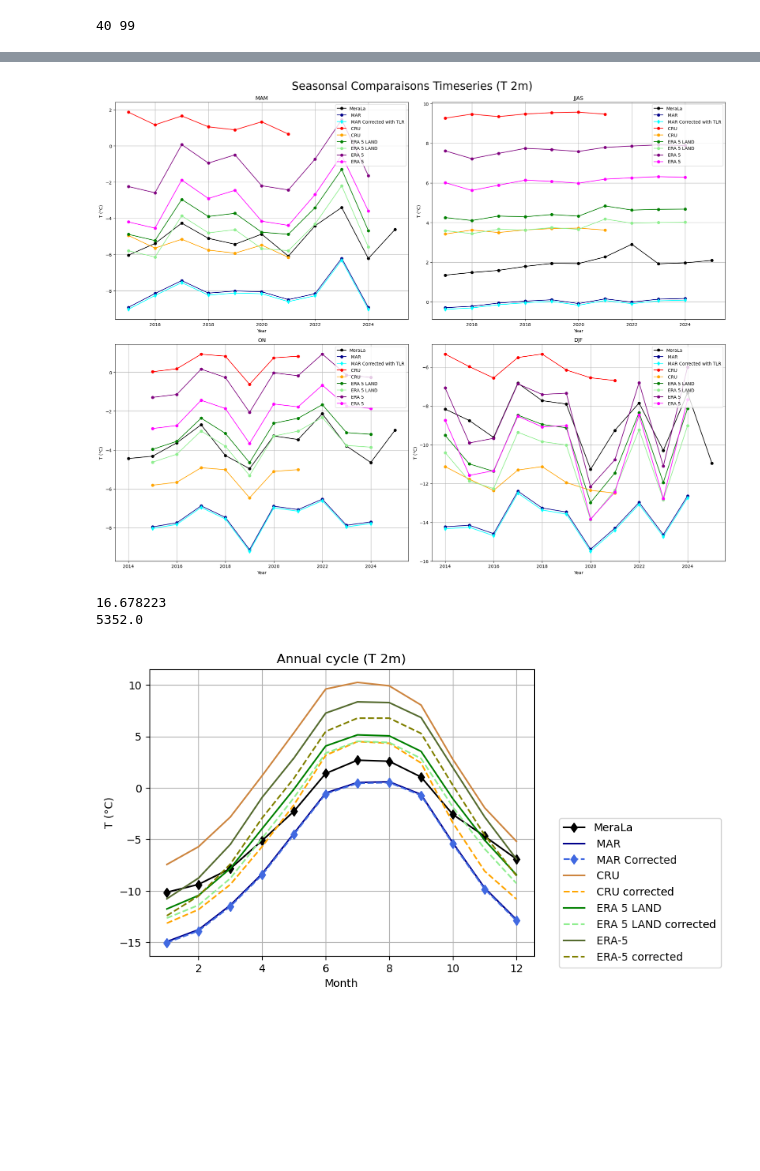
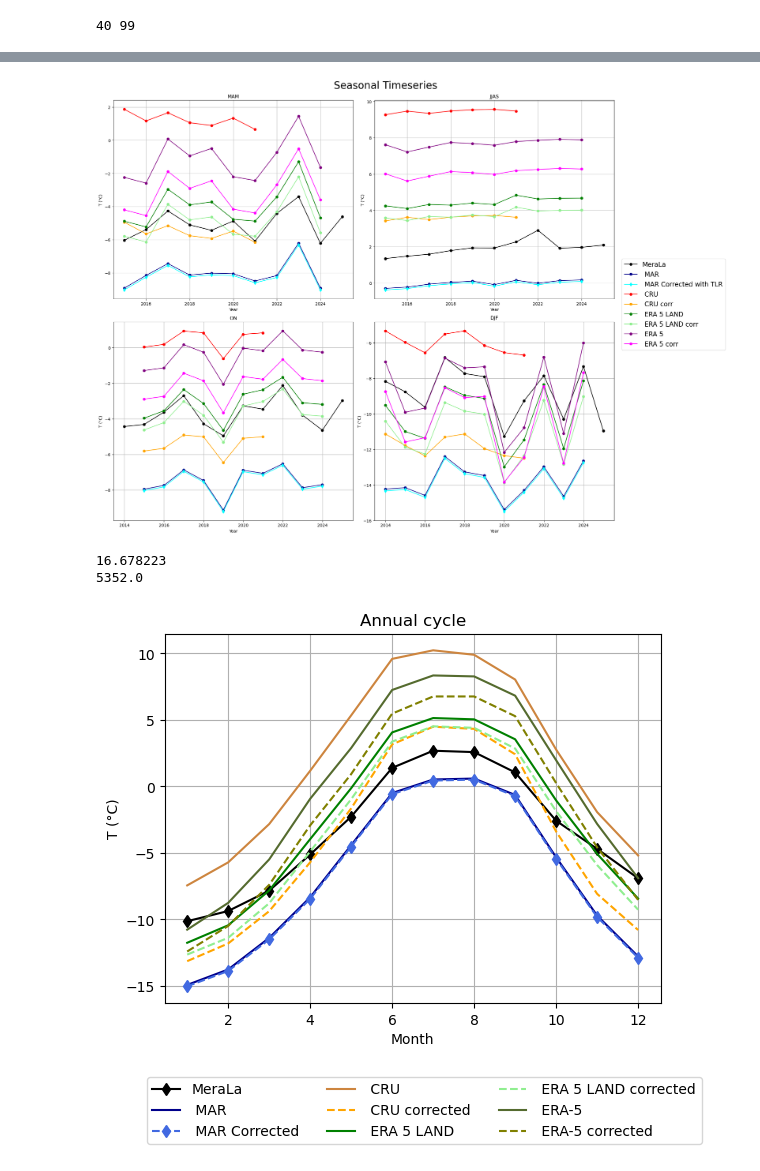
Before and after one commit to Andeol-ramb/MAR_HMA_GLACIOCLIM_Comparisons, a Jupyter notebook: One_Final_Script_To_Rule_Them_All/Final_MeraLa.ipynb, the cells around one changed output, grey strips where cells are left out. Saved outputs shown, nothing was run; the diff lists cells and outputs as text; code cells hidden in the pictures; blank space fills up the shorter version.

```diff
--- a/One_Final_Script_To_Rule_Them_All/Final_MeraLa.ipynb
+++ b/One_Final_Script_To_Rule_Them_All/Final_MeraLa.ipynb
@@ -893,40 +860,43 @@ for thing, x in enumerate(seasons):
     #Cru
     cru= seasonnal_T_CRU[x]
     cru_correction=seasonnal_T_CRU_corrected[x]
     #ERA-5-LAND
     era5land=seasonnal_T_ERA_5_LAND[x]
     era5land_correction=seasonnal_T_ERA5_land_corrected[x]
     #ERA_5
     era5=seasonnal_T_ERA_5[x]
     era5_correction=seasonnal_T_ERA5_corrected[x]
 
     # Tracés
     ax.plot(sta.time, sta.values, linestyle='-', marker='o', label=station,color='black')
     ax.plot(mar.time, mar.values, linestyle='-', marker='o', label=' MAR',color='darkblue')
     ax.plot(mar_correction.time, mar_correction.values, linestyle='-', marker='d', label=' MAR Corrected with TLR',color='cyan')
 
     ax.plot(cru.time, cru.values, linestyle='-', marker='o', label=' CRU',color='red')
-    ax.plot(cru_correction.time, cru_correction.values, linestyle='-', marker='o', label=' CRU',color='orange')
+    ax.plot(cru_correction.time, cru_correction.values, linestyle='-', marker='o', label=' CRU corr',color='orange')
 
     ax.plot(era5land.time, era5land.values, linestyle='-', marker='o', label=' ERA 5 LAND',color='green')
-    ax.plot(era5land_correction.time, era5land_correction.values, linestyle='-', marker='o', label=' ERA 5 LAND',color='lightgreen')
+    ax.plot(era5land_correction.time, era5land_correction.values, linestyle='-', marker='o', label=' ERA 5 LAND corr',color='lightgreen')
 
     ax.plot(era5.time, era5.values, linestyle='-', marker='o', label=' ERA 5',color='purple')
-    ax.plot(era5_correction.time, era5_correction.values, linestyle='-', marker='o', label=' ERA 5',color='fuchsia')
+    ax.plot(era5_correction.time, era5_correction.values, linestyle='-', marker='o', label=' ERA 5 corr',color='fuchsia')
 
     # Mise en forme
     ax.set_title(titles[x])
     ax.set_xlabel('Year')
     ax.set_ylabel('T (°C)')
     ax.grid(True)
-    ax.legend()
+    #ax.legend()
 
+handles, labels = axes[0].get_legend_handles_labels()
+fig.legend(unique.values(), unique.keys(),loc='center left',bbox_to_anchor=(0.9, 0.5), fontsize=16)
+plt.tight_layout(rect=[0, 0, 0.9, 0.96])  # Laisser de l'espace à droite pour la légende
+fig.suptitle('Seasonal Timeseries', fontsize=25)
+# plt.savefig("/home/rambaand/figs/" + station + "TimeSeries.png", dpi=300, bbox_inches='tight')
 
-plt.tight_layout(rect=[0, 0, 1, 0.96])  # Maria script theft : leave space for the suptitle
-fig.suptitle('Seasonsal Comparaisons Timeseries (T 2m)',fontsize=25)
 plt.show()
 # %% [output]
-[figure, old version]
+[figure, new version]
 # %%
 #Annual cycle
 #daily_meanRR=RR.resample(time='D').sum()
@@ -966,19 +936,20 @@ plt.plot(Corrected_T_ERA5_Cycle.month,Corrected_T_ERA5_Cycle.values,
          color='olive',linestyle='--',label=' ERA-5 corrected',marker='')
 
 
-
-plt.legend(bbox_to_anchor=(1, 0, 0.5, 0.5))
-plt.title('Annual cycle (T 2m)')
+plt.legend(bbox_to_anchor=(-0.05, -0.4, 2, .3), ncol=3, loc='lower left')
+plt.title('Annual cycle')
 plt.xlabel('Month')
 plt.ylabel('T (°C)')
 
 plt.grid(True)
+plt.savefig("/home/rambaand/figs/"+station+"annualcycle.png", dpi=300, bbox_inches='tight')
+
 print(diff)
 print(SH_sta)
 # %% [output]
 16.678223
 5352.0
-[figure, old version]
+[figure, new version]
 # %%
 #Annual cycle
 #daily_meanRR=RR.resample(time='D').sum()
```
Also changed, not shown: parts of 20 cells of this notebook.
